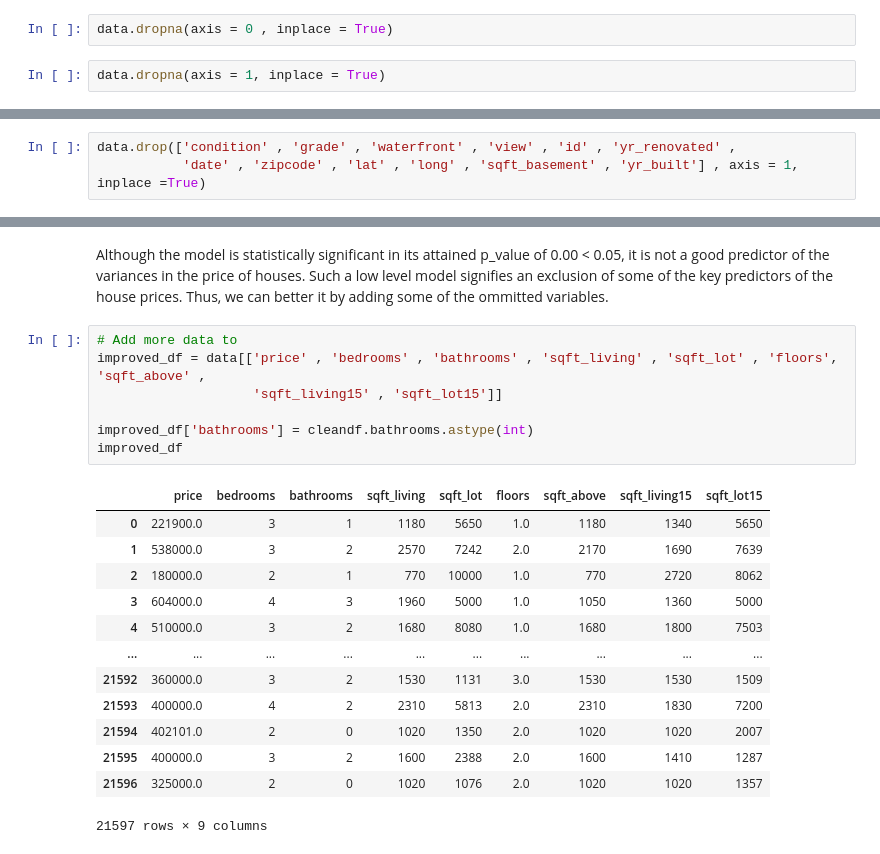
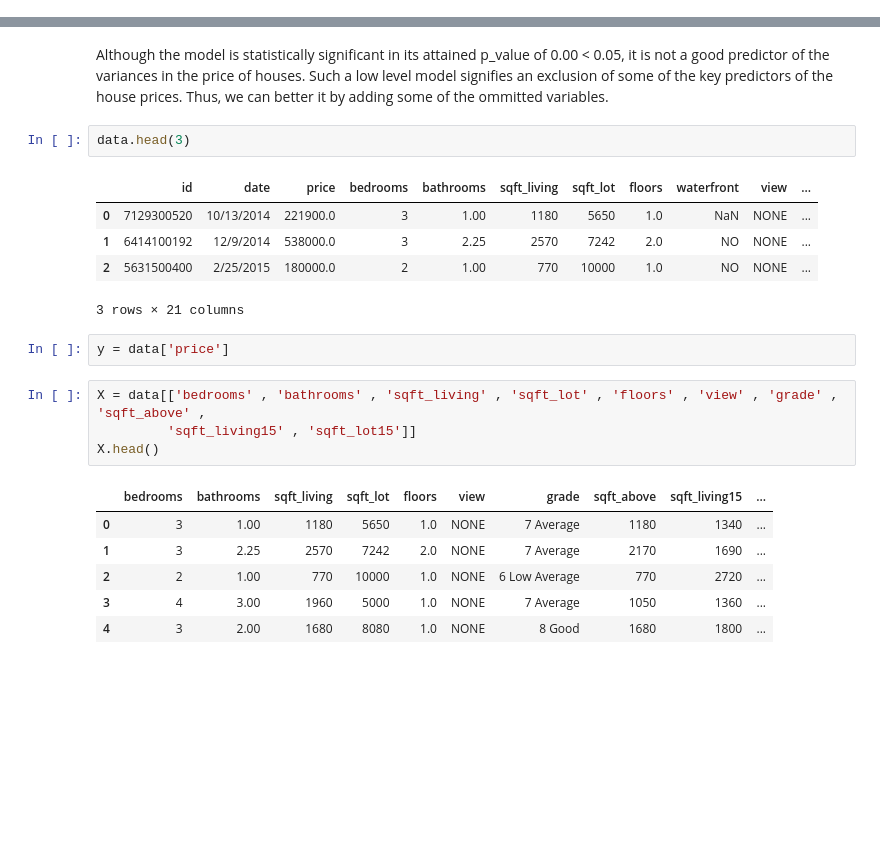
Before and after one commit to Bonnie10/Housing_Project, a Jupyter notebook: student.ipynb, the cells around one changed output, grey strips where cells are left out. Saved outputs shown, nothing was run; the diff lists cells and outputs as text; blank space fills up the shorter version.

```diff
--- a/student.ipynb
+++ b/student.ipynb
@@ -764,4 +713,0 @@ dtype: int64
-# %%
-data.dropna(axis = 0 , inplace = True)
-# %%
-data.dropna(axis = 1, inplace = True)
@@ -772,3 +713,0 @@ X = data.drop('price' , axis = 1, inplace = True)
-# %%
-data.drop(['condition' , 'grade' , 'waterfront' , 'view' , 'id' , 'yr_renovated' ,
-           'date' , 'zipcode' , 'lat' , 'long' , 'sqft_basement' , 'yr_built'] , axis = 1, inplace =True)
@@ -806,23 +714,23 @@ strong multicollinearity or other numerical problems.
 # %% [markdown]
 Although the model is statistically significant in its attained p_value of 0.00 < 0.05, it is not a good predictor of the variances in the price of houses. Such a low level model signifies an exclusion of some of the key predictors of the house prices. Thus, we can better it by adding some of the ommitted variables.
+# %%
+data.head(3)
+# %% [output]
+|  | id | date | price | bedrooms | bathrooms | sqft_living | sqft_lot | floors | waterfront | view | ... |
+| 0 | 7129300520 | 10/13/2014 | 221900.0 | 3 | 1.00 | 1180 | 5650 | 1.0 | NaN | NONE | ... |
+| 1 | 6414100192 | 12/9/2014 | 538000.0 | 3 | 2.25 | 2570 | 7242 | 2.0 | NO | NONE | ... |
+| 2 | 5631500400 | 2/25/2015 | 180000.0 | 2 | 1.00 | 770 | 10000 | 1.0 | NO | NONE | ... |
+3 rows × 21 columns
+# %%
+y = data['price']
 # %%
-# Add more data to
-improved_df = data[['price' , 'bedrooms' , 'bathrooms' , 'sqft_living' , 'sqft_lot' , 'floors', 'sqft_above' ,
-                    'sqft_living15' , 'sqft_lot15']]
-
-improved_df['bathrooms'] = cleandf.bathrooms.astype(int)
-improved_df
+X = data[['bedrooms' , 'bathrooms' , 'sqft_living' , 'sqft_lot' , 'floors' , 'view' , 'grade' , 'sqft_above' ,
+         'sqft_living15' , 'sqft_lot15']]
+X.head()
 # %% [output]
-|  | price | bedrooms | bathrooms | sqft_living | sqft_lot | floors | sqft_above | sqft_living15 | sqft_lot15 |
-| 0 | 221900.0 | 3 | 1 | 1180 | 5650 | 1.0 | 1180 | 1340 | 5650 |
-| 1 | 538000.0 | 3 | 2 | 2570 | 7242 | 2.0 | 2170 | 1690 | 7639 |
-| 2 | 180000.0 | 2 | 1 | 770 | 10000 | 1.0 | 770 | 2720 | 8062 |
-| 3 | 604000.0 | 4 | 3 | 1960 | 5000 | 1.0 | 1050 | 1360 | 5000 |
-| 4 | 510000.0 | 3 | 2 | 1680 | 8080 | 1.0 | 1680 | 1800 | 7503 |
-| ... | ... | ... | ... | ... | ... | ... | ... | ... | ... |
-| 21592 | 360000.0 | 3 | 2 | 1530 | 1131 | 3.0 | 1530 | 1530 | 1509 |
-| 21593 | 400000.0 | 4 | 2 | 2310 | 5813 | 2.0 | 2310 | 1830 | 7200 |
-| 21594 | 402101.0 | 2 | 0 | 1020 | 1350 | 2.0 | 1020 | 1020 | 2007 |
-| 21595 | 400000.0 | 3 | 2 | 1600 | 2388 | 2.0 | 1600 | 1410 | 1287 |
-| 21596 | 325000.0 | 2 | 0 | 1020 | 1076 | 2.0 | 1020 | 1020 | 1357 |
+|  | bedrooms | bathrooms | sqft_living | sqft_lot | floors | view | grade | sqft_above | sqft_living15 | ... |
+| 0 | 3 | 1.00 | 1180 | 5650 | 1.0 | NONE | 7 Average | 1180 | 1340 | ... |
+| 1 | 3 | 2.25 | 2570 | 7242 | 2.0 | NONE | 7 Average | 2170 | 1690 | ... |
+| 2 | 2 | 1.00 | 770 | 10000 | 1.0 | NONE | 6 Low Average | 770 | 2720 | ... |
+| 3 | 4 | 3.00 | 1960 | 5000 | 1.0 | NONE | 7 Average | 1050 | 1360 | ... |
+| 4 | 3 | 2.00 | 1680 | 8080 | 1.0 | NONE | 8 Good | 1680 | 1800 | ... |
-21597 rows × 9 columns
```
Also changed, not shown: parts of 75 cells of this notebook.
